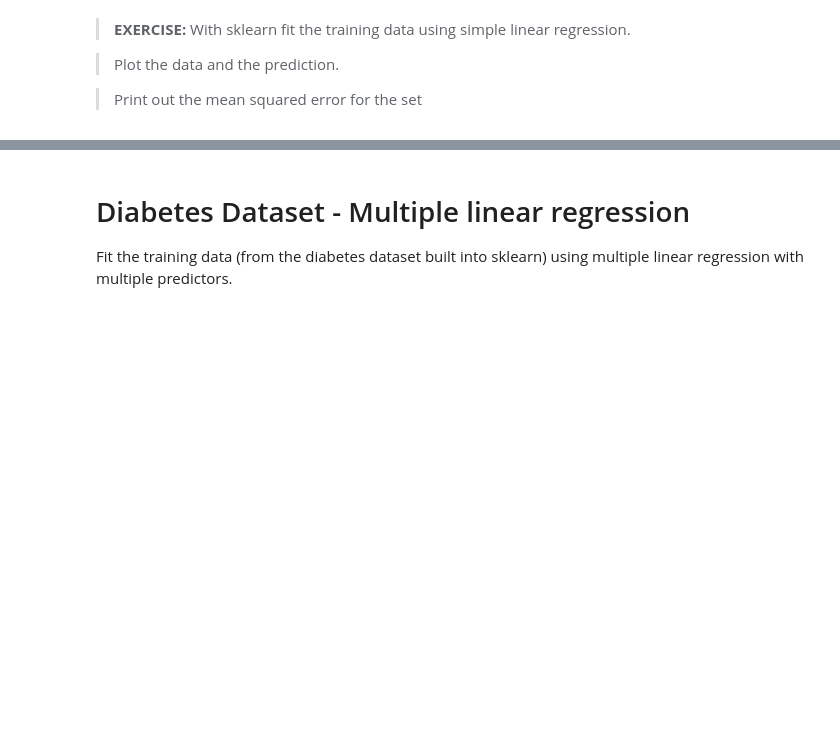
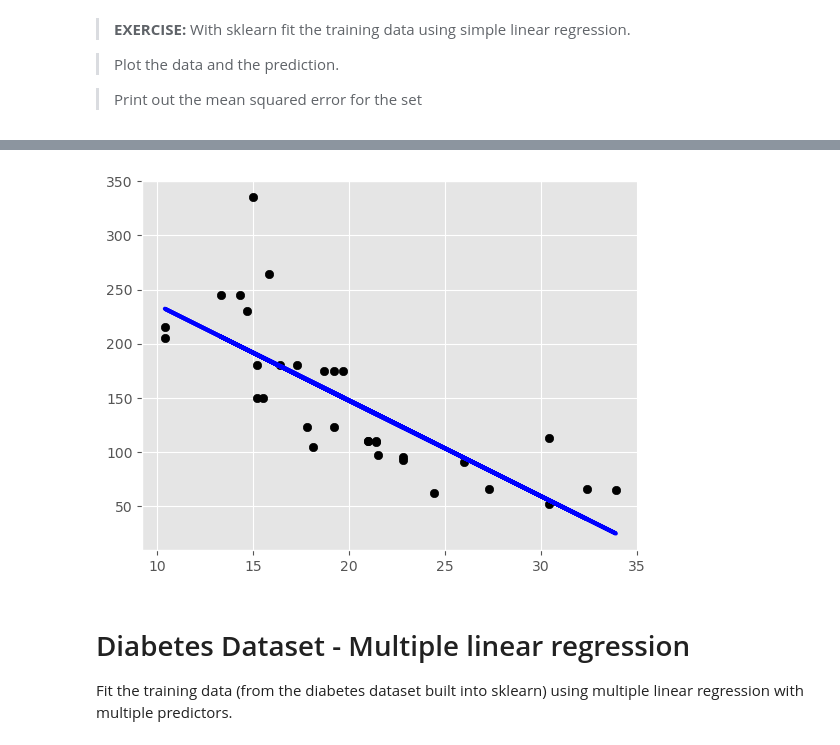
Before and after one commit to Jennyicano/Machine_Learning, a Jupyter notebook: LinearRegression/linear-regression.ipynb, the cells around one changed output, grey strips where cells are left out. Cells and saved outputs as stored; diff of their text form; code cells hidden in the pictures; blank space fills up the shorter version.

```diff
--- a/LinearRegression/linear-regression.ipynb
+++ b/LinearRegression/linear-regression.ipynb
@@ -242,6 +289,12 @@ We need to choose the variables that we think will be good predictors for the de
 # %%
 # your code here
 # Plot outputs
+
+plt.scatter(X, y, color='black')
+plt.plot(X, y_pred, color='blue', linewidth=3)
+plt.show()
+# %% [output]
+[figure, added]
 # %% [markdown]
 # Diabetes Dataset - Multiple linear regression
 
```
Also changed, not shown: parts of 5 cells of this notebook.
